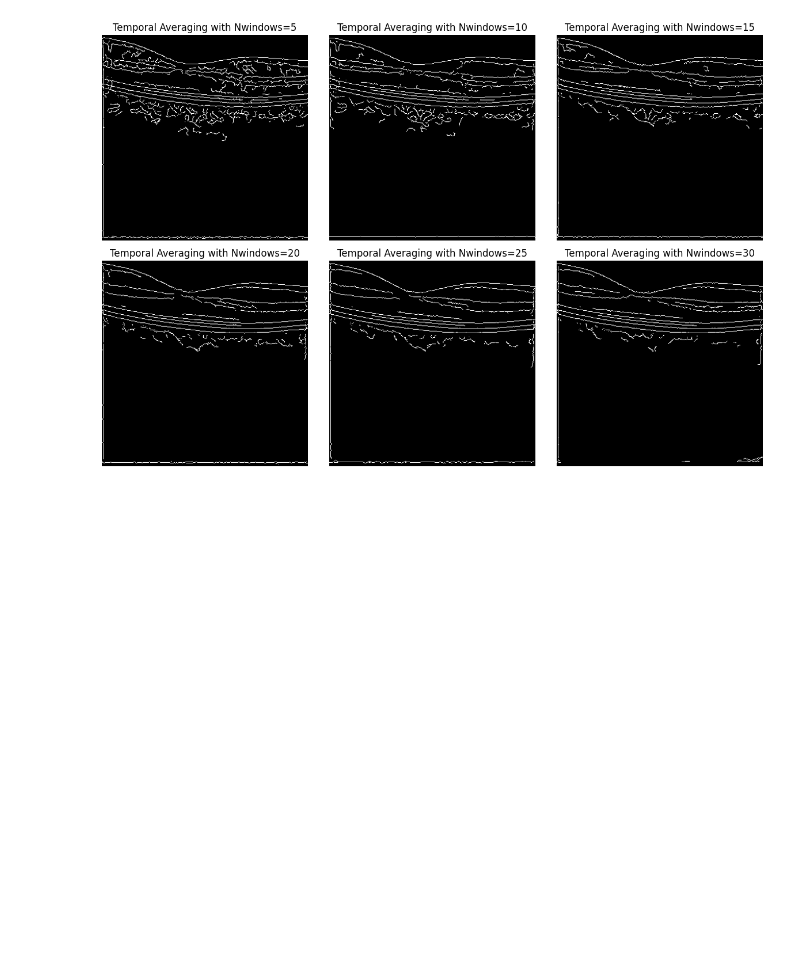
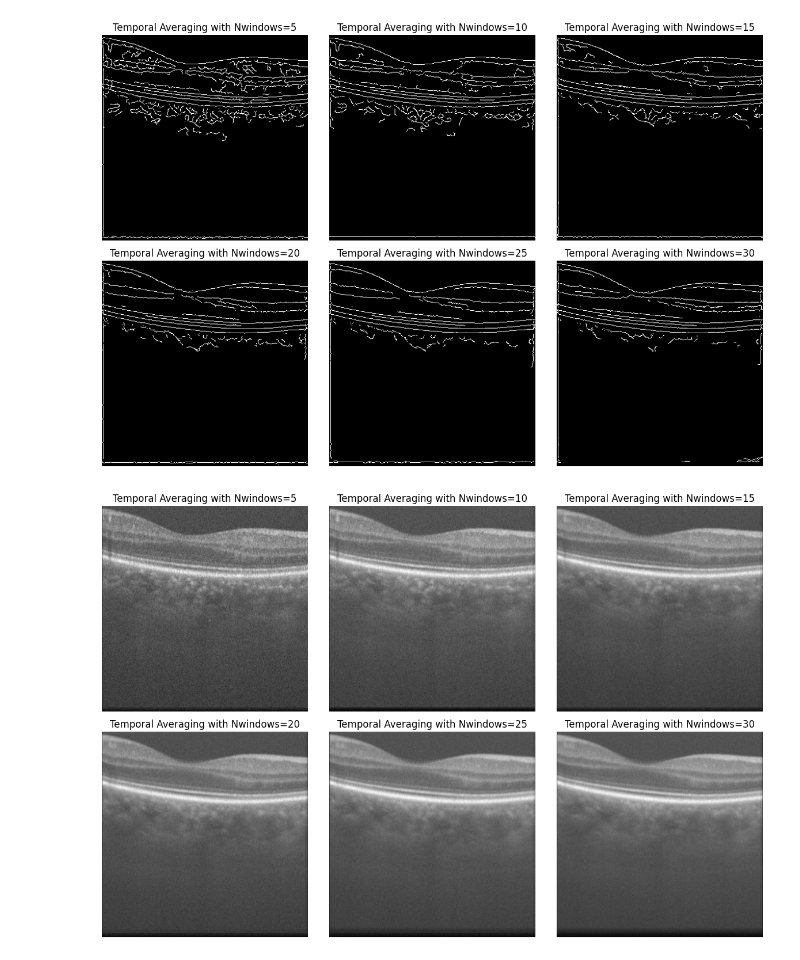
Before and after one commit to leephilipx/intelligent-system-design, a Jupyter notebook: part2/final_q2.ipynb, the cells around one changed output. Saved outputs shown, nothing was run; the diff lists cells and outputs as text; code cells hidden in the pictures; blank space fills up the shorter version.

```diff
--- a/part2/final_q2.ipynb
+++ b/part2/final_q2.ipynb
@@ -88,5 +88,13 @@ titles = [['Temporal Averaging with Nwindows=5', 'Temporal Averaging with Nwindo
 plot_images(images, titles, dpi=100)
 # %% [output]
 [figure]
+# %%
+images = [[temporal_list[0], temporal_list[1], temporal_list[2]], [temporal_list[3], temporal_list[4], temporal_list[5]]]
+titles = [['Temporal Averaging with Nwindows=5', 'Temporal Averaging with Nwindows=10', 'Temporal Averaging with Nwindows=15'],
+           ['Temporal Averaging with Nwindows=20','Temporal Averaging with Nwindows=25', 'Temporal Averaging with Nwindows=30']]
+
+plot_images(images, titles, dpi=100)
+# %% [output]
+[figure, added]
 # %%
 # Nwindows = 15 is the best
```
Also changed, not shown: parts of 7 cells of this notebook, 7 other files.
